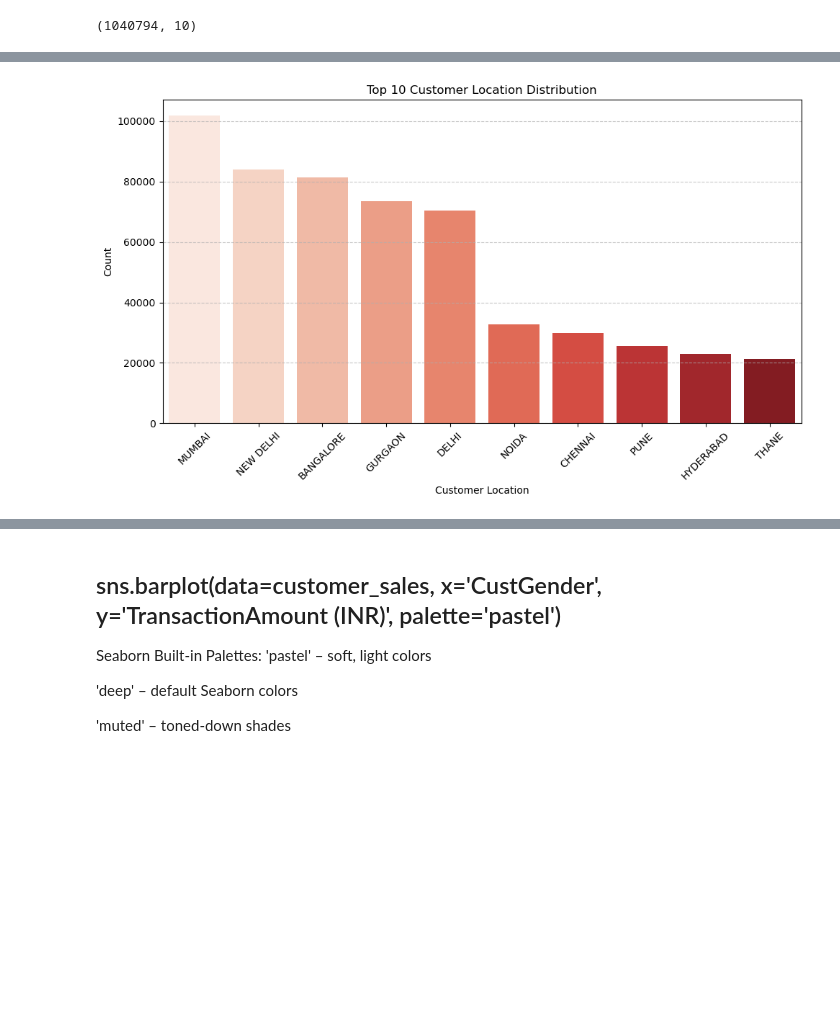
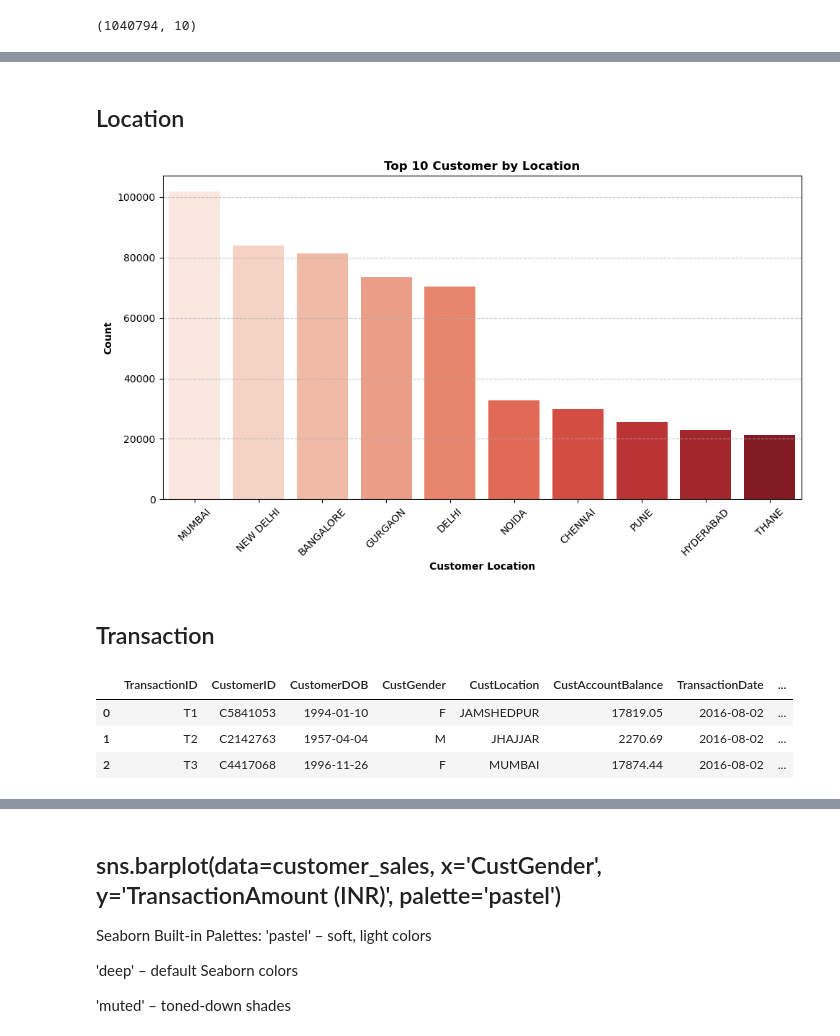
Before and after one commit to Halimat92/Optimizing-Retail-Banking-Strategies-, a Jupyter notebook: Optimizing_Retail_Banking_Strategies.ipynb, the cells around one changed output, grey strips where cells are left out. Drawn from its saved outputs; the diff is of its cells as text; code cells hidden in the pictures; blank space fills up the shorter version.

```diff
--- a/Optimizing_Retail_Banking_Strategies.ipynb
+++ b/Optimizing_Retail_Banking_Strategies.ipynb
@@ -248,7 +279,7 @@ F    280635
 T         1
 Name: CustGender, dtype: int64
 # %%
-df["CustGender"] = df["CustGender"].replace('T','F')
+df["CustGender"] = df["CustGender"].replace('T','M')
 # %%
 df["CustGender"].value_counts()
 # %% [output]
@@ -391,24 +492,35 @@ plt.show()
+# %% [markdown]
+## Location
 # %%
 location_count = df['CustLocation'].value_counts().reset_index()
 location_count.columns = ['CustLocation', 'Count']
 
-# Filter to only include top N locations (e.g., top 10 locations)
+# Filter to only include top N locations (i.e, top 10 locations)
 top_n = 10
 top_location_count = location_count.head(top_n)
 
 # Create a bar chart using Seaborn
 plt.figure(figsize=(10, 6))
 sns.barplot(x='CustLocation', y='Count', data=top_location_count, palette='Reds')
 
 # Add labels and title
-plt.title(f"Top {top_n} Customer Location Distribution", fontweight ='bold')
+plt.title(f"Top {top_n} Customer by Location", fontweight ='bold')
 plt.xlabel("Customer Location", fontweight ='bold')
 plt.ylabel("Count", fontweight ='bold')
 plt.xticks(rotation=45)  # Rotate x-axis labels for better readability
 plt.grid(axis='y', linestyle='--', alpha=0.7)
 
 # Show the plot
 plt.tight_layout()
 plt.show()
 # %% [output]
-[figure, old version]
+[figure, new version]
+# %% [markdown]
+## Transaction
+# %%
+df.head(3)
+# %% [output]
+|  | TransactionID | CustomerID | CustomerDOB | CustGender | CustLocation | CustAccountBalance | TransactionDate | ... |
+| 0 | T1 | C5841053 | 1994-01-10 | F | JAMSHEDPUR | 17819.05 | 2016-08-02 | ... |
+| 1 | T2 | C2142763 | 1957-04-04 | M | JHAJJAR | 2270.69 | 2016-08-02 | ... |
+| 2 | T3 | C4417068 | 1996-11-26 | F | MUMBAI | 17874.44 | 2016-08-02 | ... |
```
Also changed, not shown: parts of 103 cells of this notebook.
